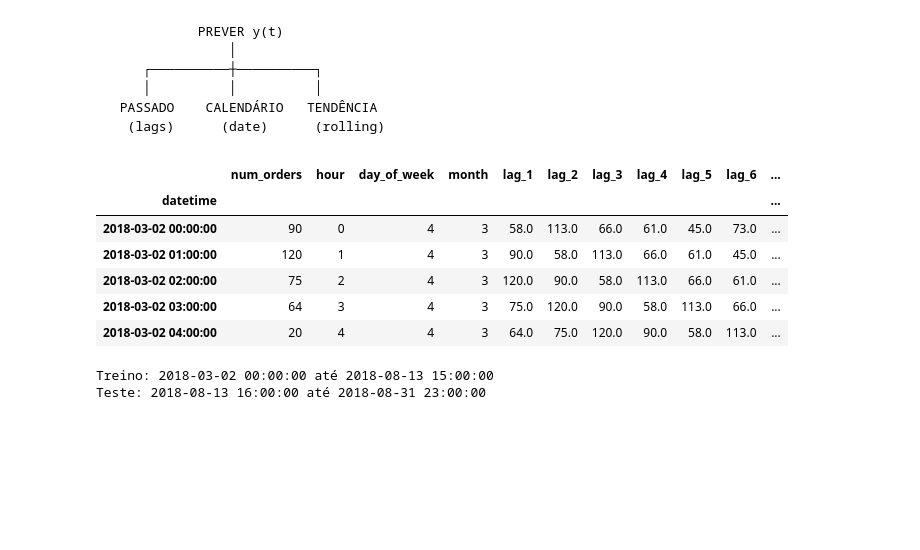
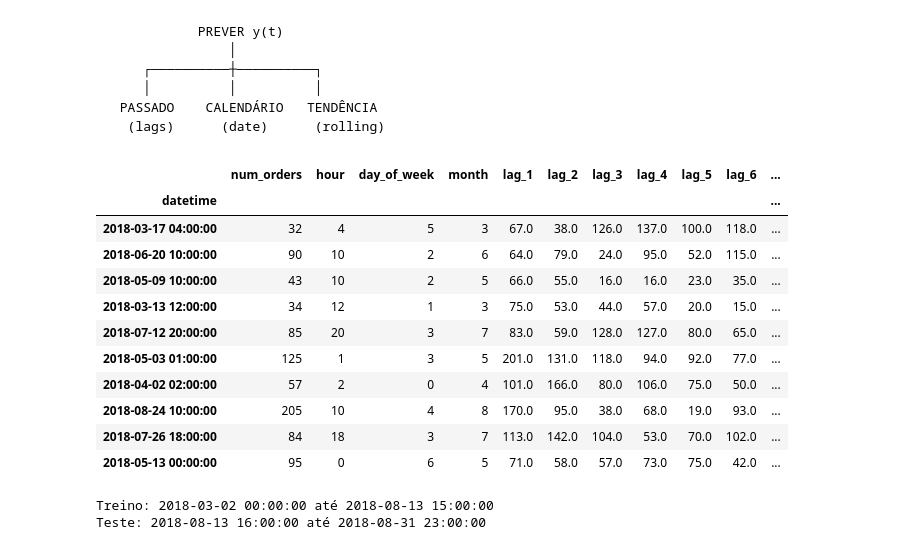
Before and after one commit to Angelaidt/Sprint-13-Empresa-de-Taxi, a Jupyter notebook: notebook_sprint_13.ipynb, the cells around one changed output. Cells and saved outputs as stored; diff of their text form; code cells hidden in the pictures; blank space fills up the shorter version.

```diff
--- a/notebook_sprint_13.ipynb
+++ b/notebook_sprint_13.ipynb
@@ -203,14 +203,19 @@ def make_features(data, max_lag, rolling_mean_size):
 # Aplicando a função
 # Exemplo: olhar 24h para trás e média móvel de 6h
 df_final = make_features(df, 24, 6)
-# %%
-df_final.head()
-# %% [output]
-|  | num_orders | hour | day_of_week | month | lag_1 | lag_2 | lag_3 | lag_4 | lag_5 | lag_6 | ... |
-| datetime |  |  |  |  |  |  |  |  |  |  | ... |
-| 2018-03-02 00:00:00 | 90 | 0 | 4 | 3 | 58.0 | 113.0 | 66.0 | 61.0 | 45.0 | 73.0 | ... |
-| 2018-03-02 01:00:00 | 120 | 1 | 4 | 3 | 90.0 | 58.0 | 113.0 | 66.0 | 61.0 | 45.0 | ... |
-| 2018-03-02 02:00:00 | 75 | 2 | 4 | 3 | 120.0 | 90.0 | 58.0 | 113.0 | 66.0 | 61.0 | ... |
-| 2018-03-02 03:00:00 | 64 | 3 | 4 | 3 | 75.0 | 120.0 | 90.0 | 58.0 | 113.0 | 66.0 | ... |
-| 2018-03-02 04:00:00 | 20 | 4 | 4 | 3 | 64.0 | 75.0 | 120.0 | 90.0 | 58.0 | 113.0 | ... |
+# %%
+df_final.sample(10)
+# %% [output]
+|  | num_orders | hour | day_of_week | month | lag_1 | lag_2 | lag_3 | lag_4 | lag_5 | lag_6 | ... |
+| datetime |  |  |  |  |  |  |  |  |  |  | ... |
+| 2018-03-17 04:00:00 | 32 | 4 | 5 | 3 | 67.0 | 38.0 | 126.0 | 137.0 | 100.0 | 118.0 | ... |
+| 2018-06-20 10:00:00 | 90 | 10 | 2 | 6 | 64.0 | 79.0 | 24.0 | 95.0 | 52.0 | 115.0 | ... |
+| 2018-05-09 10:00:00 | 43 | 10 | 2 | 5 | 66.0 | 55.0 | 16.0 | 16.0 | 23.0 | 35.0 | ... |
+| 2018-03-13 12:00:00 | 34 | 12 | 1 | 3 | 75.0 | 53.0 | 44.0 | 57.0 | 20.0 | 15.0 | ... |
+| 2018-07-12 20:00:00 | 85 | 20 | 3 | 7 | 83.0 | 59.0 | 128.0 | 127.0 | 80.0 | 65.0 | ... |
+| 2018-05-03 01:00:00 | 125 | 1 | 3 | 5 | 201.0 | 131.0 | 118.0 | 94.0 | 92.0 | 77.0 | ... |
+| 2018-04-02 02:00:00 | 57 | 2 | 0 | 4 | 101.0 | 166.0 | 80.0 | 106.0 | 75.0 | 50.0 | ... |
+| 2018-08-24 10:00:00 | 205 | 10 | 4 | 8 | 170.0 | 95.0 | 38.0 | 68.0 | 19.0 | 93.0 | ... |
+| 2018-07-26 18:00:00 | 84 | 18 | 3 | 7 | 113.0 | 142.0 | 104.0 | 53.0 | 70.0 | 102.0 | ... |
+| 2018-05-13 00:00:00 | 95 | 0 | 6 | 5 | 71.0 | 58.0 | 57.0 | 73.0 | 75.0 | 42.0 | ... |
 # %%
```
Also changed, not shown: parts of 3 cells of this notebook.
